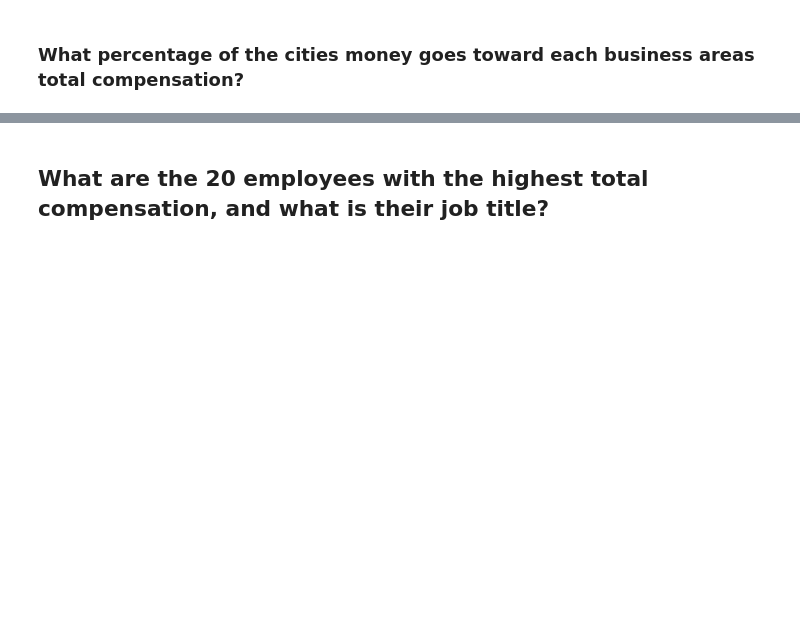
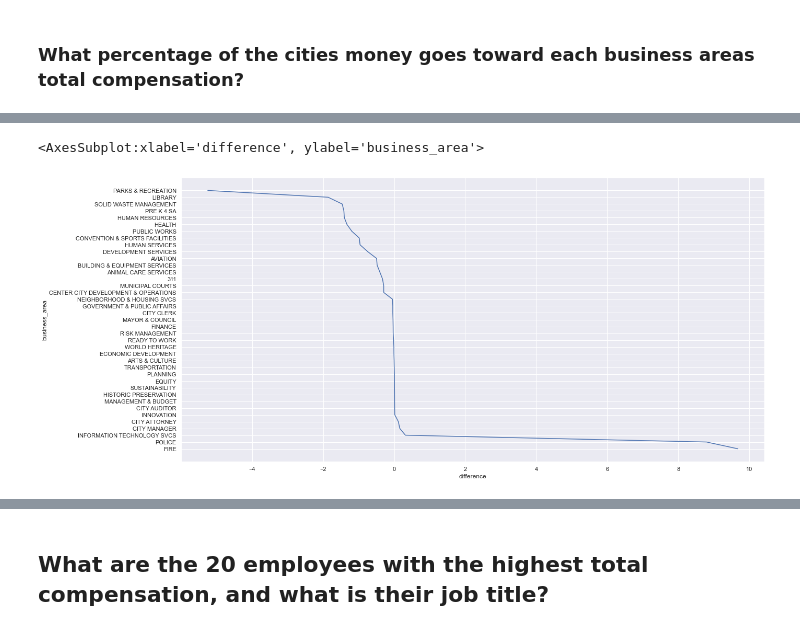
Before and after one commit to danschumac1/COSA_City_Compensation_2021, a Jupyter notebook: CityComp_Code.ipynb, the cells around one changed output, grey strips where cells are left out. Drawn from its saved outputs; the diff is of its cells as text; code cells hidden in the pictures; blank space fills up the shorter version.

```diff
--- a/CityComp_Code.ipynb
+++ b/CityComp_Code.ipynb
@@ -487,0 +656,9 @@ perc_per_ba
+# %%
+plt.figure(figsize=(20,10))
+
+sns.lineplot(data=comparepercentages,
+             x='difference',
+             y='business_area')
+# %% [output]
+<AxesSubplot:xlabel='difference', ylabel='business_area'>
+[figure, added]
```
Also changed, not shown: parts of 91 cells of this notebook.
